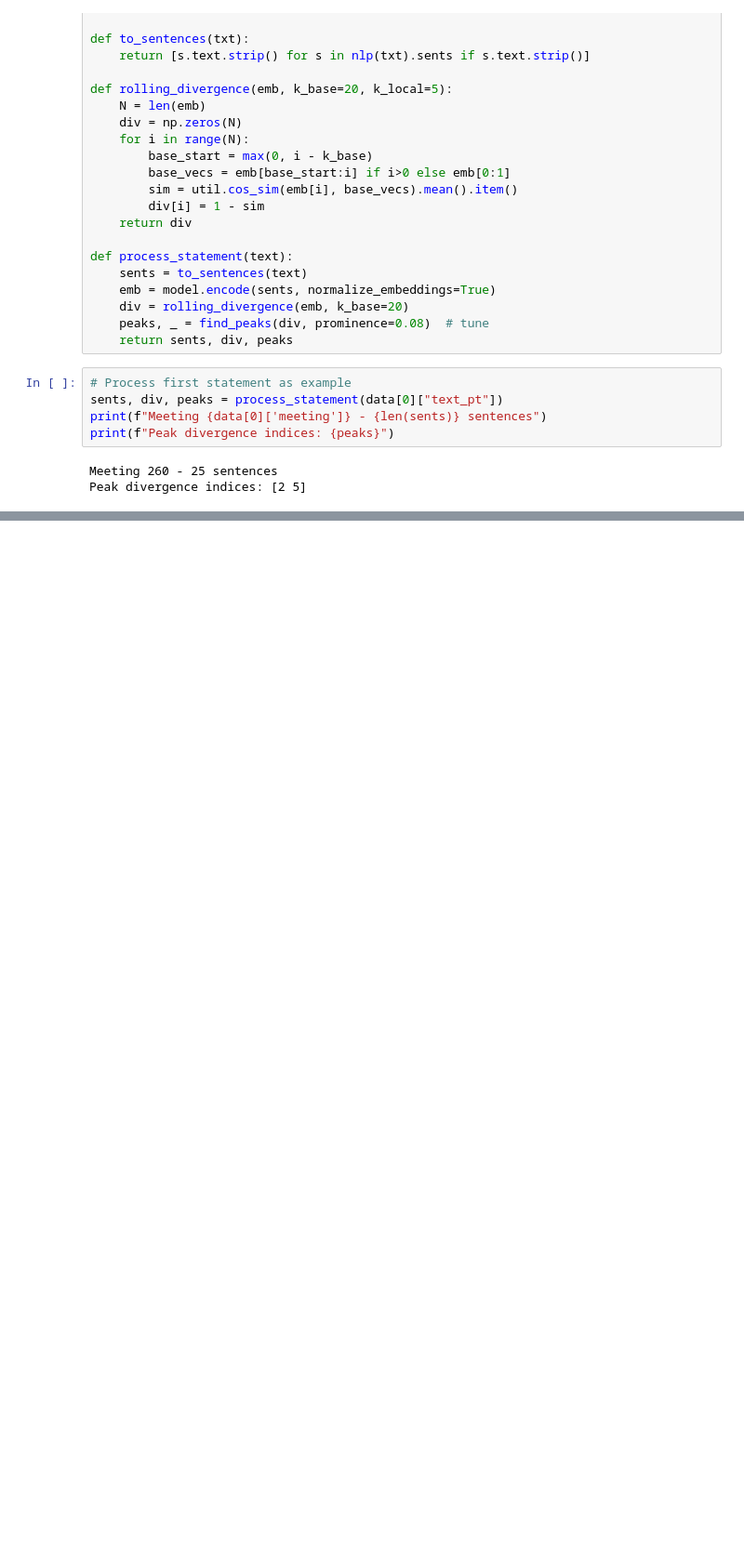
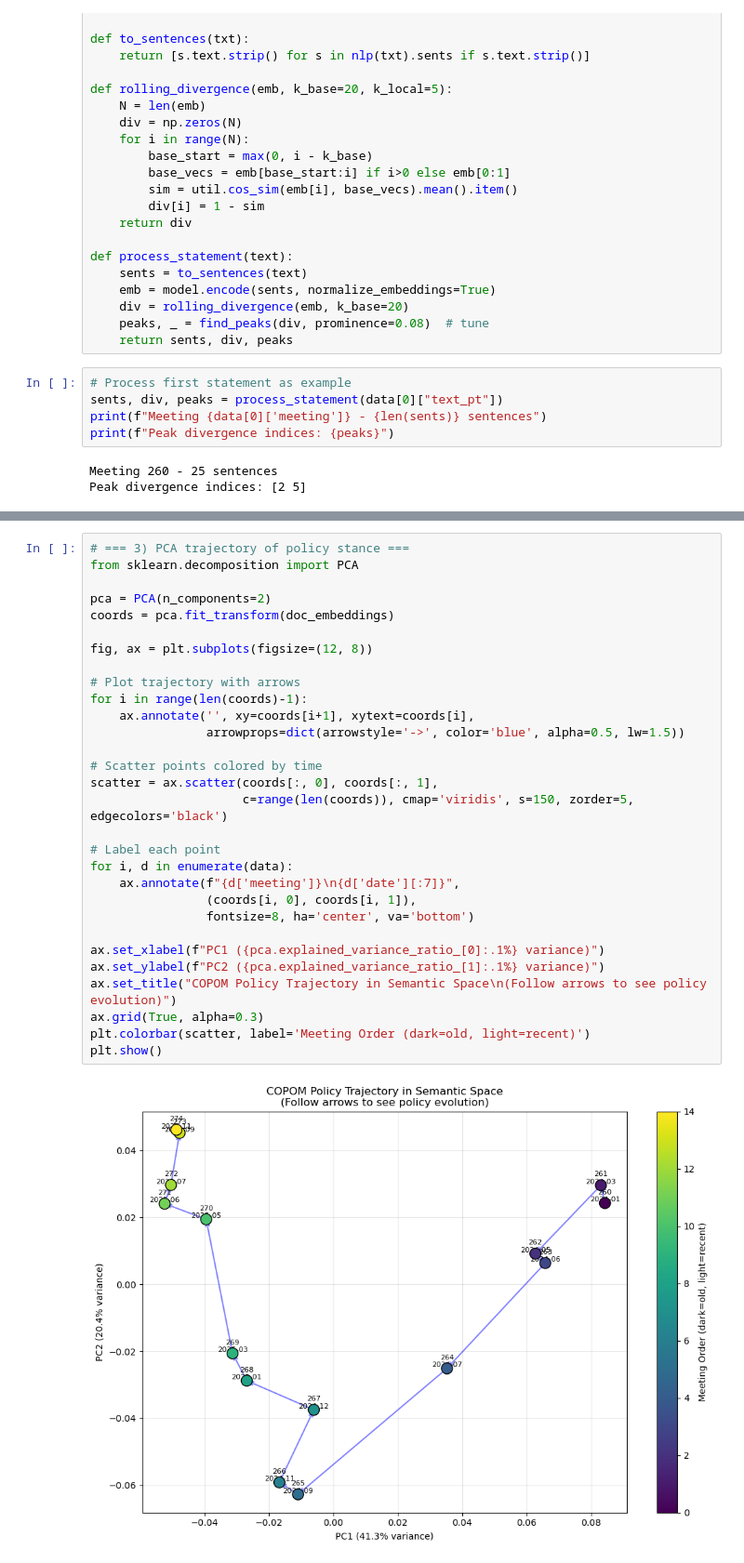
Before and after one commit to albertokgs/hello-nlp, a Jupyter notebook: notebooks/keras-temp.ipynb, the cells around one changed output, grey strips where cells are left out. Shown: that part at 93% size. Cells and saved outputs as stored; diff of their text form; blank space fills up the shorter version.

```diff
--- a/notebooks/keras-temp.ipynb
+++ b/notebooks/keras-temp.ipynb
@@ -195,0 +270,32 @@ for p in r["peaks"][:5]:  # Top 5 peaks
+# %%
+# === 3) PCA trajectory of policy stance ===
+from sklearn.decomposition import PCA
+
+pca = PCA(n_components=2)
+coords = pca.fit_transform(doc_embeddings)
+
+fig, ax = plt.subplots(figsize=(12, 8))
+
+# Plot trajectory with arrows
+for i in range(len(coords)-1):
+    ax.annotate('', xy=coords[i+1], xytext=coords[i],
+                arrowprops=dict(arrowstyle='->', color='blue', alpha=0.5, lw=1.5))
+
+# Scatter points colored by time
+scatter = ax.scatter(coords[:, 0], coords[:, 1],
+                     c=range(len(coords)), cmap='viridis', s=150, zorder=5, edgecolors='black')
+
+# Label each point
+for i, d in enumerate(data):
+    ax.annotate(f"{d['meeting']}\n{d['date'][:7]}",
+                (coords[i, 0], coords[i, 1]),
+                fontsize=8, ha='center', va='bottom')
+
+ax.set_xlabel(f"PC1 ({pca.explained_variance_ratio_[0]:.1%} variance)")
+ax.set_ylabel(f"PC2 ({pca.explained_variance_ratio_[1]:.1%} variance)")
+ax.set_title("COPOM Policy Trajectory in Semantic Space\n(Follow arrows to see policy evolution)")
+ax.grid(True, alpha=0.3)
+plt.colorbar(scatter, label='Meeting Order (dark=old, light=recent)')
+plt.show()
+# %% [output]
+[figure, added]
```
Also changed, not shown: parts of 4 cells of this notebook.
